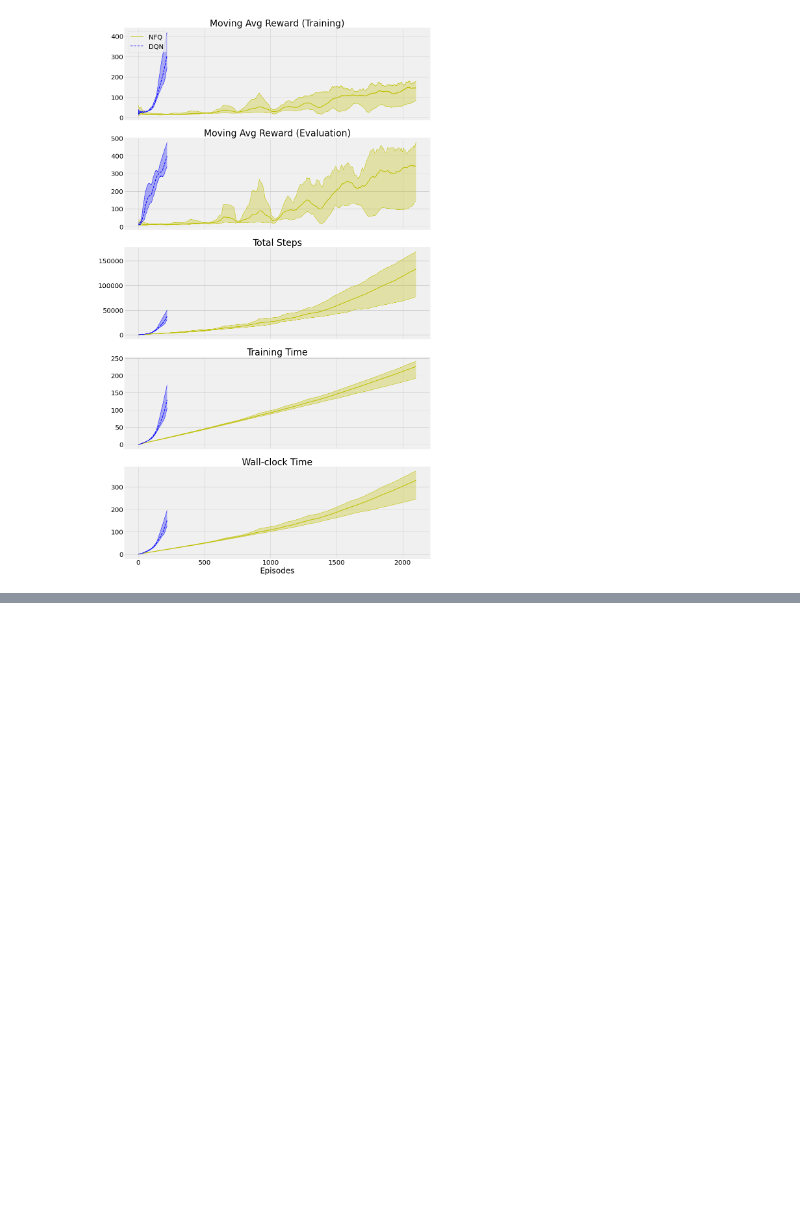
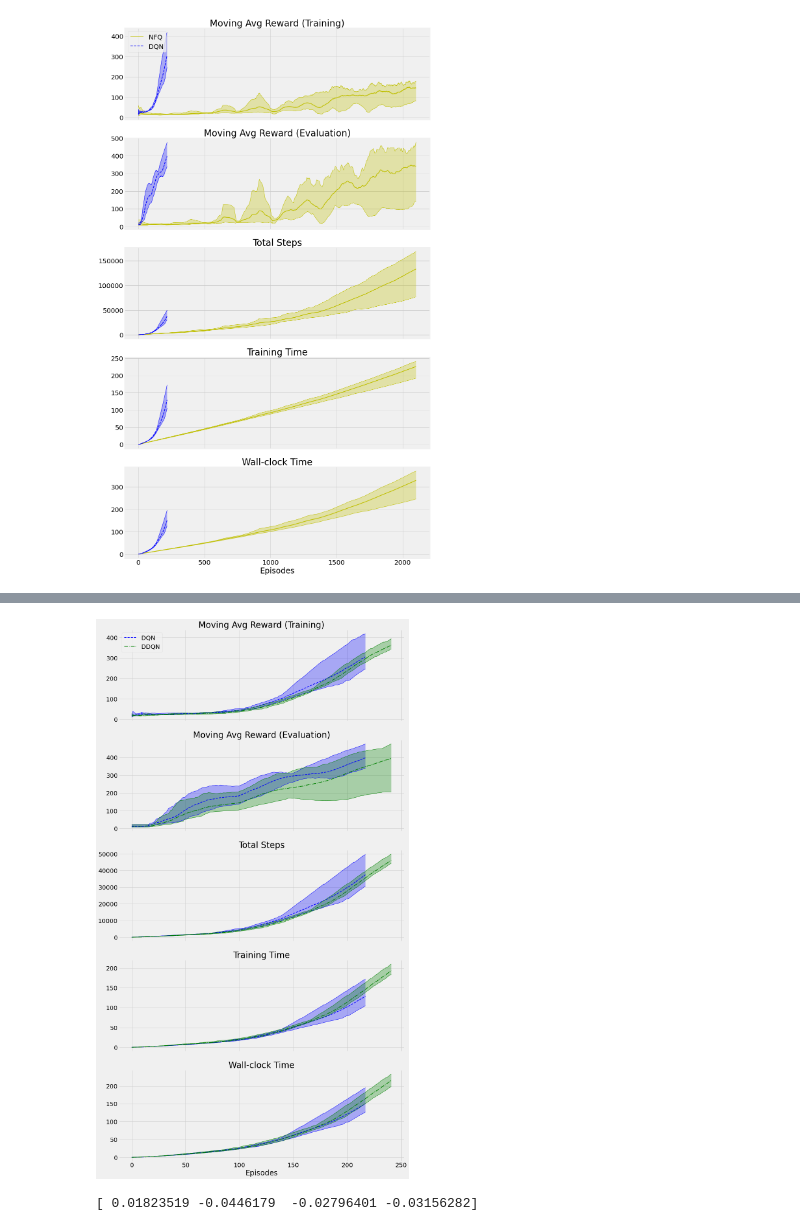
Before and after one commit to DanielYllana/GDRL, a Jupyter notebook: Chapter09.ipynb, the cells around one changed output, grey strips where cells are left out. Drawn from its saved outputs; the diff is of its cells as text; code cells hidden in the pictures; blank space fills up the shorter version.

Commit message:
Finished chapter 9, added DDQN algorithm

```diff
--- a/Chapter09.ipynb
+++ b/Chapter09.ipynb
@@ -920,0 +1353,71 @@ np.save(os.path.join(dqn_root_dir, 'mean_rt'), dqn_mean_rt)
+# %%
+ddqn_max_t, ddqn_max_r, ddqn_max_s, ddqn_max_sec, ddqn_max_rt = np.max(ddqn_results, axis=0).T
+ddqn_min_t, ddqn_min_r, ddqn_min_s, ddqn_min_sec, ddqn_min_rt = np.min(ddqn_results, axis=0).T
+ddqn_mean_t, ddqn_mean_r, ddqn_mean_s, ddqn_mean_sec, ddqn_mean_rt = np.mean(ddqn_results, axis=0).T
+ddqn_x = np.arange(np.max((len(ddqn_mean_s), len(dqn_mean_s))))
+# %%
+fig, axs = plt.subplots(5, 1, figsize=(15,30), sharey=False, sharex=True)
+
+# DQN
+axs[0].plot(dqn_max_r, 'b', linewidth=1)
+axs[0].plot(dqn_min_r, 'b', linewidth=1)
+axs[0].plot(dqn_mean_r, 'b--', label='DQN', linewidth=2)
+axs[0].fill_between(dqn_x, dqn_min_r, dqn_max_r, facecolor='b', alpha=0.3)
+
+axs[1].plot(dqn_max_s, 'b', linewidth=1)
+axs[1].plot(dqn_min_s, 'b', linewidth=1)
+axs[1].plot(dqn_mean_s, 'b--', label='DQN', linewidth=2)
+axs[1].fill_between(dqn_x, dqn_min_s, dqn_max_s, facecolor='b', alpha=0.3)
+
+axs[2].plot(dqn_max_t, 'b', linewidth=1)
+axs[2].plot(dqn_min_t, 'b', linewidth=1)
+axs[2].plot(dqn_mean_t, 'b--', label='DQN', linewidth=2)
+axs[2].fill_between(dqn_x, dqn_min_t, dqn_max_t, facecolor='b', alpha=0.3)
+
+axs[3].plot(dqn_max_sec, 'b', linewidth=1)
+axs[3].plot(dqn_min_sec, 'b', linewidth=1)
+axs[3].plot(dqn_mean_sec, 'b--', label='DQN', linewidth=2)
+axs[3].fill_between(dqn_x, dqn_min_sec, dqn_max_sec, facecolor='b', alpha=0.3)
+
+axs[4].plot(dqn_max_rt, 'b', linewidth=1)
+axs[4].plot(dqn_min_rt, 'b', linewidth=1)
+axs[4].plot(dqn_mean_rt, 'b--', label='DQN', linewidth=2)
+axs[4].fill_between(dqn_x, dqn_min_rt, dqn_max_rt, facecolor='b', alpha=0.3)
+
+# DDQN
+axs[0].plot(ddqn_max_r, 'g', linewidth=1)
+axs[0].plot(ddqn_min_r, 'g', linewidth=1)
+axs[0].plot(ddqn_mean_r, 'g-.', label='DDQN', linewidth=2)
+axs[0].fill_between(ddqn_x, ddqn_min_r, ddqn_max_r, facecolor='g', alpha=0.3)
+
+axs[1].plot(ddqn_max_s, 'g', linewidth=1)
+axs[1].plot(ddqn_min_s, 'g', linewidth=1)
+axs[1].plot(ddqn_mean_s, 'g-.', label='DDQN', linewidth=2)
+axs[1].fill_between(ddqn_x, ddqn_min_s, ddqn_max_s, facecolor='g', alpha=0.3)
+
+axs[2].plot(ddqn_max_t, 'g', linewidth=1)
+axs[2].plot(ddqn_min_t, 'g', linewidth=1)
+axs[2].plot(ddqn_mean_t, 'g-.', label='DDQN', linewidth=2)
+axs[2].fill_between(ddqn_x, ddqn_min_t, ddqn_max_t, facecolor='g', alpha=0.3)
+
+axs[3].plot(ddqn_max_sec, 'g', linewidth=1)
+axs[3].plot(ddqn_min_sec, 'g', linewidth=1)
+axs[3].plot(ddqn_mean_sec, 'g-.', label='DDQN', linewidth=2)
+axs[3].fill_between(ddqn_x, ddqn_min_sec, ddqn_max_sec, facecolor='g', alpha=0.3)
+
+axs[4].plot(ddqn_max_rt, 'g', linewidth=1)
+axs[4].plot(ddqn_min_rt, 'g', linewidth=1)
+axs[4].plot(ddqn_mean_rt, 'g-.', label='DDQN', linewidth=2)
+axs[4].fill_between(ddqn_x, ddqn_min_rt, ddqn_max_rt, facecolor='g', alpha=0.3)
+
+# ALL
+axs[0].set_title('Moving Avg Reward (Training)')
+axs[1].set_title('Moving Avg Reward (Evaluation)')
+axs[2].set_title('Total Steps')
+axs[3].set_title('Training Time')
+axs[4].set_title('Wall-clock Time')
+plt.xlabel('Episodes')
+axs[0].legend(loc='upper left')
+plt.show()
+# %% [output]
+[figure, added]
@@ -920,0 +1449,8 @@ np.save(os.path.join(dqn_root_dir, 'mean_rt'), dqn_mean_rt)
+# %%
+env = make_env_fn(**make_env_kargs)
+state = env.reset(seed=123)
+env.close()
+del env
+print(state)
+# %% [output]
+[ 0.01823519 -0.0446179  -0.02796401 -0.03156282]
```
Also changed, not shown: parts of 18 cells of this notebook, 32 other files.
